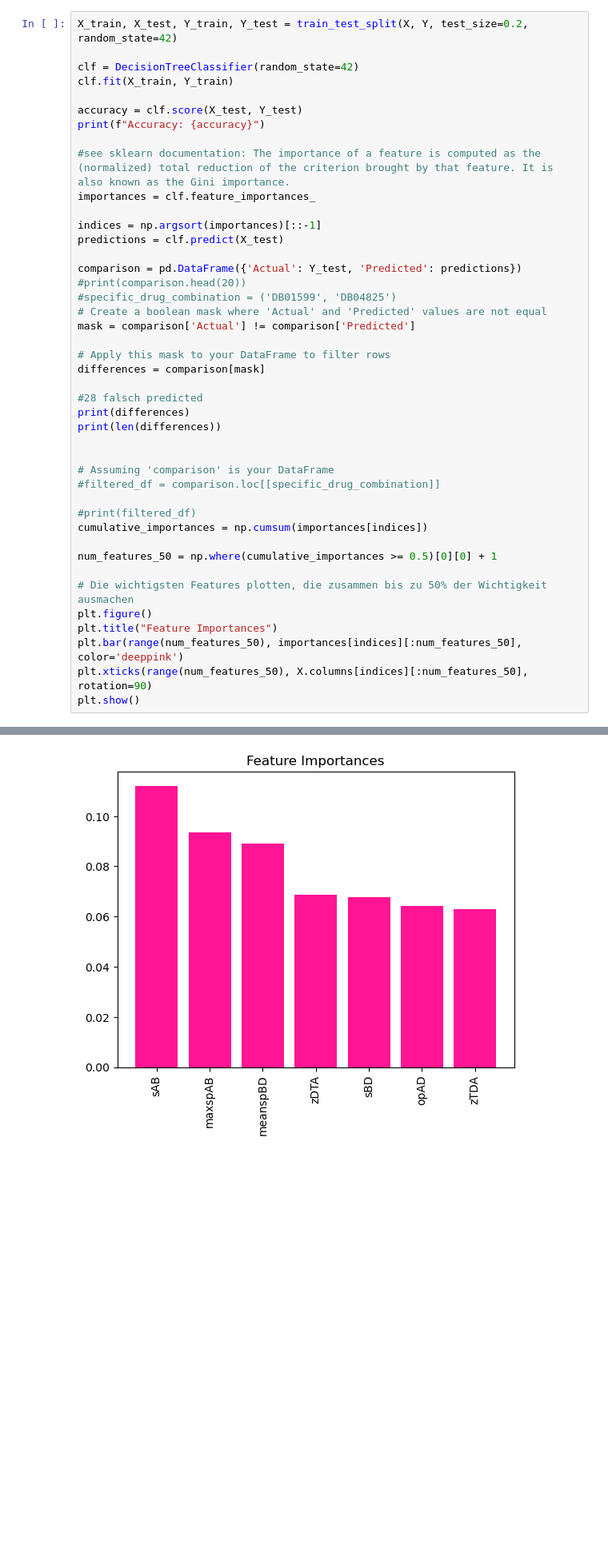
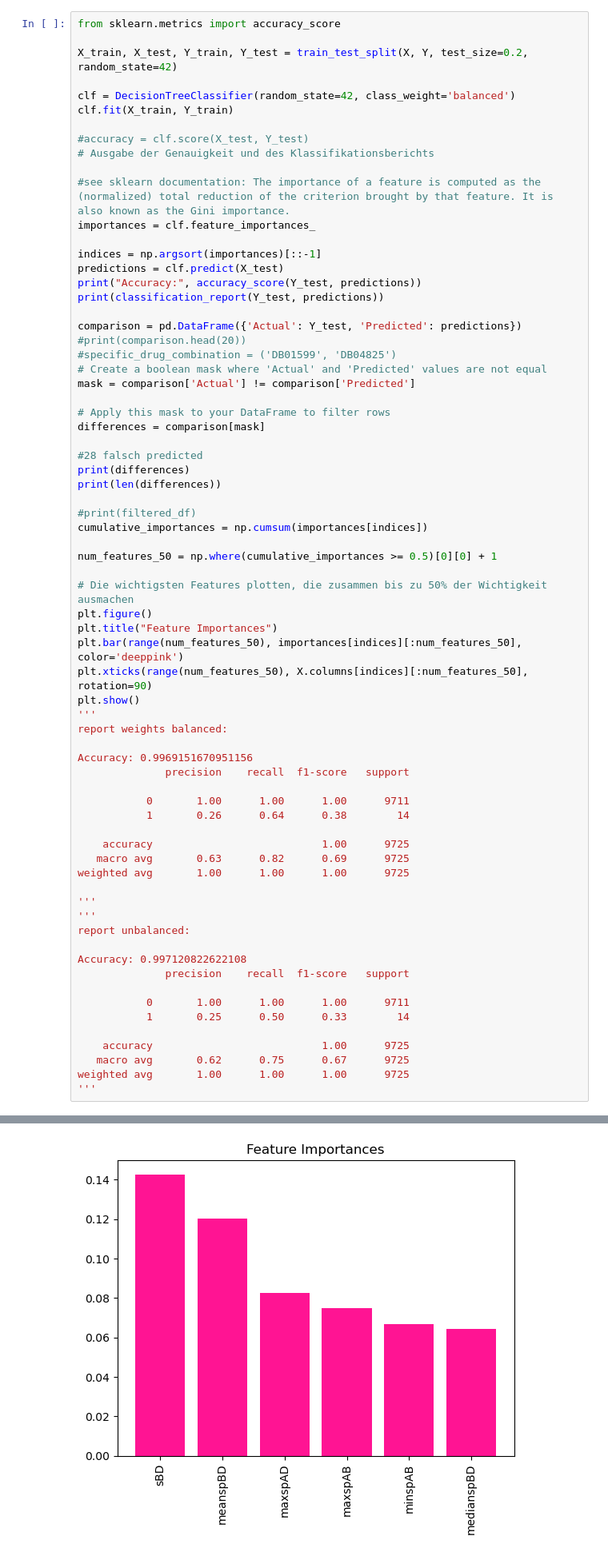
Before and after one commit to TheaSteuerwald/Softwarepraktikum, a Jupyter notebook: cardiovascular_decisiontree.ipynb, the cells around one changed output, grey strips where cells are left out. Shown at 80% size. Cells and saved outputs as stored; diff of their text form; blank space fills up the shorter version.

Commit message:
cardiovascular decisiontree

```diff
--- a/cardiovascular_decisiontree.ipynb
+++ b/cardiovascular_decisiontree.ipynb
@@ -83,19 +81,23 @@ Name: adv/app, Length: 48622, dtype: int64
 # %% [markdown]
 split of train and test groups, decisiontreeclassifier, look at feature importances + calculate cumulative sum of features + plot L50
 # %%
+from sklearn.metrics import accuracy_score
+
 X_train, X_test, Y_train, Y_test = train_test_split(X, Y, test_size=0.2, random_state=42)
 
-clf = DecisionTreeClassifier(random_state=42)
+clf = DecisionTreeClassifier(random_state=42, class_weight='balanced')
 clf.fit(X_train, Y_train)
 
-accuracy = clf.score(X_test, Y_test)
-print(f"Accuracy: {accuracy}")
+#accuracy = clf.score(X_test, Y_test)
+# Ausgabe der Genauigkeit und des Klassifikationsberichts
 
 #see sklearn documentation: The importance of a feature is computed as the (normalized) total reduction of the criterion brought by that feature. It is also known as the Gini importance.
 importances = clf.feature_importances_
 
 indices = np.argsort(importances)[::-1]
 predictions = clf.predict(X_test)
+print("Accuracy:", accuracy_score(Y_test, predictions))
+print(classification_report(Y_test, predictions))
 
 comparison = pd.DataFrame({'Actual': Y_test, 'Predicted': predictions})
 #print(comparison.head(20))
@@ -110,10 +112,6 @@ differences = comparison[mask]
 print(differences)
 print(len(differences))
 
-
-# Assuming 'comparison' is your DataFrame
-#filtered_df = comparison.loc[[specific_drug_combination]]
-
 #print(filtered_df)
 cumulative_importances = np.cumsum(importances[indices])
 
@@ -125,4 +123,31 @@ plt.title("Feature Importances")
 plt.bar(range(num_features_50), importances[indices][:num_features_50], color='deeppink')
 plt.xticks(range(num_features_50), X.columns[indices][:num_features_50], rotation=90)
 plt.show()
+'''
+report weights balanced:
+
+Accuracy: 0.9969151670951156
+              precision    recall  f1-score   support
+
+           0       1.00      1.00      1.00      9711
+           1       0.26      0.64      0.38        14
+
+    accuracy                           1.00      9725
+   macro avg       0.63      0.82      0.69      9725
+weighted avg       1.00      1.00      1.00      9725
+
+'''
+'''
+report unbalanced:
+
+Accuracy: 0.997120822622108
+              precision    recall  f1-score   support
+
+           0       1.00      1.00      1.00      9711
+           1       0.25      0.50      0.33        14
+
+    accuracy                           1.00      9725
+   macro avg       0.62      0.75      0.67      9725
+weighted avg       1.00      1.00      1.00      9725
+'''
 # %% [output]
@@ -146 +171 @@ DB01086 DB00825       1          0
-[figure, old version]
+[figure, new version]
```
Also changed, not shown: parts of 4 cells of this notebook.
